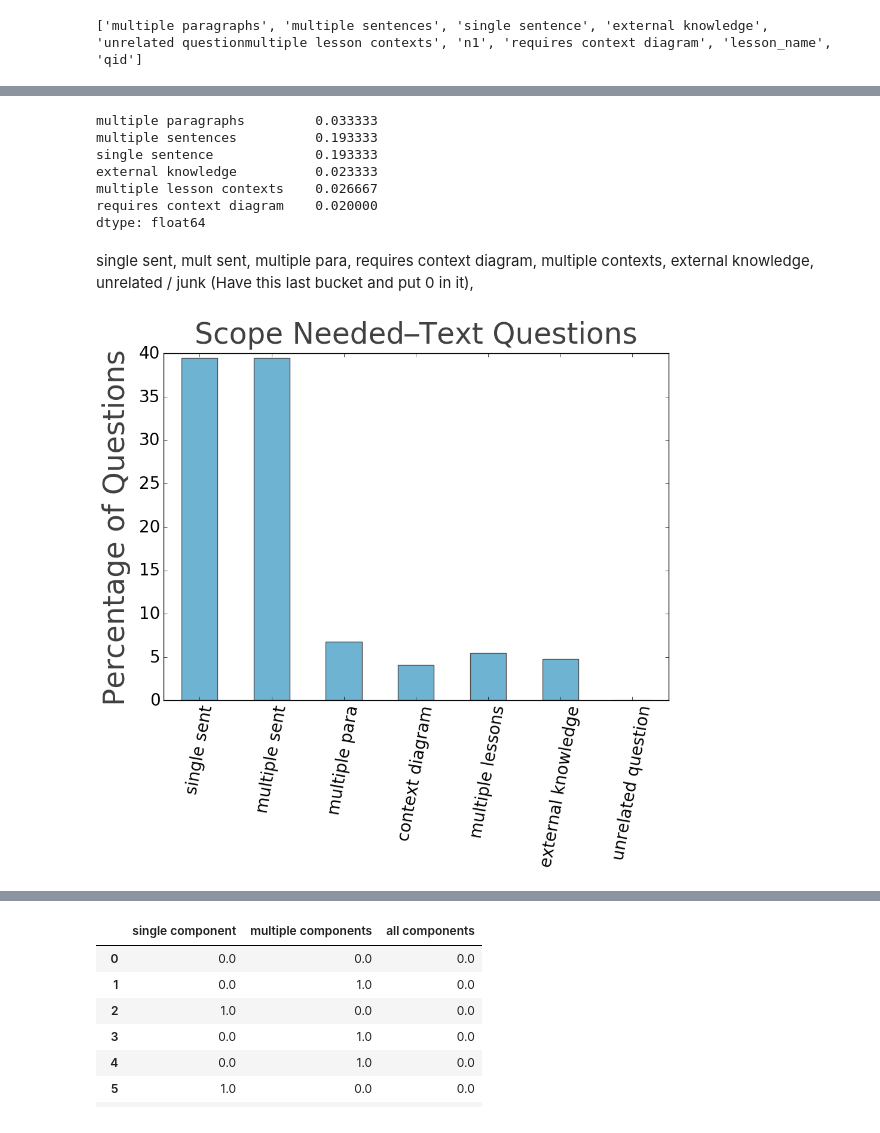
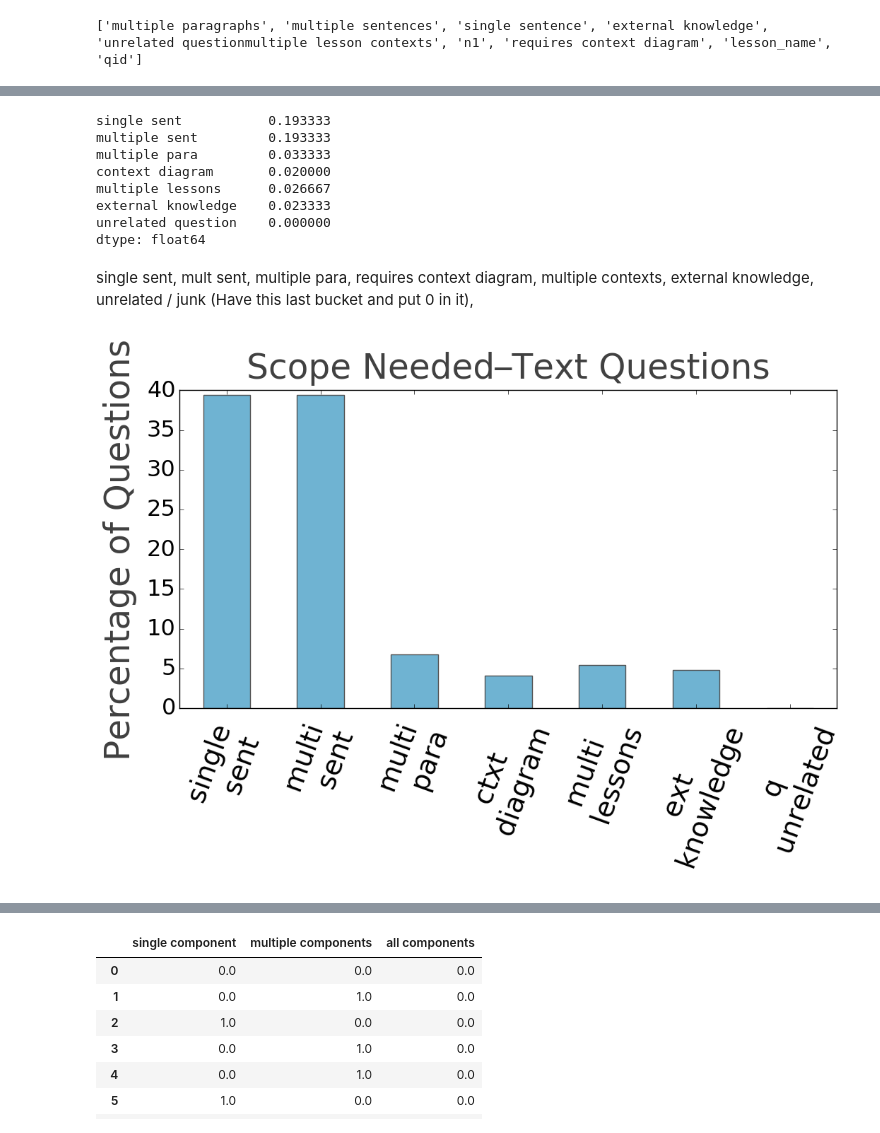
Before and after one commit to drschwenk/stb_notebooks, a Jupyter notebook: night_generate_figs.ipynb, the cells around one changed output, grey strips where cells are left out. Saved outputs shown, nothing was run; the diff lists cells and outputs as text; code cells hidden in the pictures.

```diff
--- a/night_generate_figs.ipynb
+++ b/night_generate_figs.ipynb
@@ -938,5 +932,5 @@ Index(['1 lesson', '1 para', '1 sentence', 'External Knowledge', 'Junk',
 # %%
-cols_new_names = ['multiple para', 'multiple sent', 'single sent', 'external knowledge', 'unrelated question', 'multiple lessons', 'n1', 'context diagram', 'lesson_name', 'qid']
+cols_new_names = ['multi \n para', 'multi \n sent', 'single \n sent', 'ext \n knowledge', 'q \n unrelated', 'multi \n lessons', 'n1', 'ctxt \n diagram', 'lesson_name', 'qid']
 qa_df.columns = cols_new_names
 # qa_df =  qa_df[['single sent', 'multiple sent', 'multiple para', 'context diagram', 'multiple lessons', 'external knowledge', 'unrelated question', 'n1', 'lesson_name', 'qid']]
-cols_to_hist = ['single sent', 'multiple sent', 'multiple para', 'context diagram', 'multiple lessons', 'external knowledge', 'unrelated question']
+cols_to_hist = ['single \n sent', 'multi \n sent', 'multi \n para', 'ctxt \n diagram', 'multi \n lessons', 'ext \n knowledge', 'q \n unrelated']
@@ -1009,30 +965,31 @@ dqa_df.columns = dq_new_cols_to_hist_1[:-2] + dq_new_cols_to_hist_2 + dq_new_col
 # %%
 qa_df[cols_to_hist].apply(sum) / qa_df[cols_to_hist].shape[0]
 # %% [output]
-multiple paragraphs         0.033333
-multiple sentences          0.193333
-single sentence             0.193333
-external knowledge          0.023333
-multiple lesson contexts    0.026667
-requires context diagram    0.020000
+single sent           0.193333
+multiple sent         0.193333
+multiple para         0.033333
+context diagram       0.020000
+multiple lessons      0.026667
+external knowledge    0.023333
+unrelated question    0.000000
 dtype: float64
 # %% [markdown]
 single sent, mult sent, multiple para, requires context diagram, multiple contexts, external knowledge, unrelated / junk (Have this last bucket and put 0 in it),
 # %%
 fig_labels = {
     'fig_title':  'Scope Needed–Text Questions',
     'x_label': '',
     'y_label': 'Percentage of Questions'
 }
 
-plt.rcParams['figure.figsize'] = (10.9, 7.5)
+plt.rcParams['figure.figsize'] = (12, 5.8)
 plot_to_save  = (100 * qa_df[cols_to_hist].apply(sum)/ qa_df[cols_to_hist].loc[(qa_df[cols_to_hist] !=0).any(axis=1)].shape[0]).plot(kind='bar')
 tick_labels = plot_to_save.get_yticks()
-plt.xticks(rotation=80)
+plt.xticks(rotation=70)
 
 tick_labels = plot_to_save.get_yticks()
 
 image_filename = fig_dir + 'Non-diagram Question Annotation Hist 1'  + '.pdf'
 make_and_save_standard_fig(plot_to_save, fig_labels,  image_filename)
 # %% [output]
-[figure, old version]
+[figure, new version]
```
Also changed, not shown: parts of 25 cells of this notebook, 11 other files.
